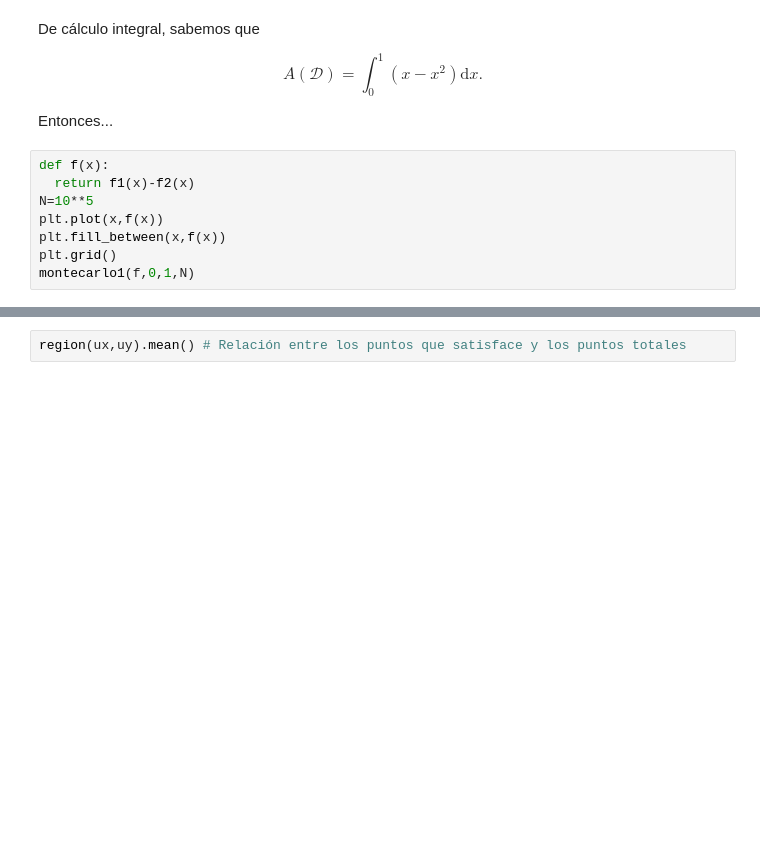
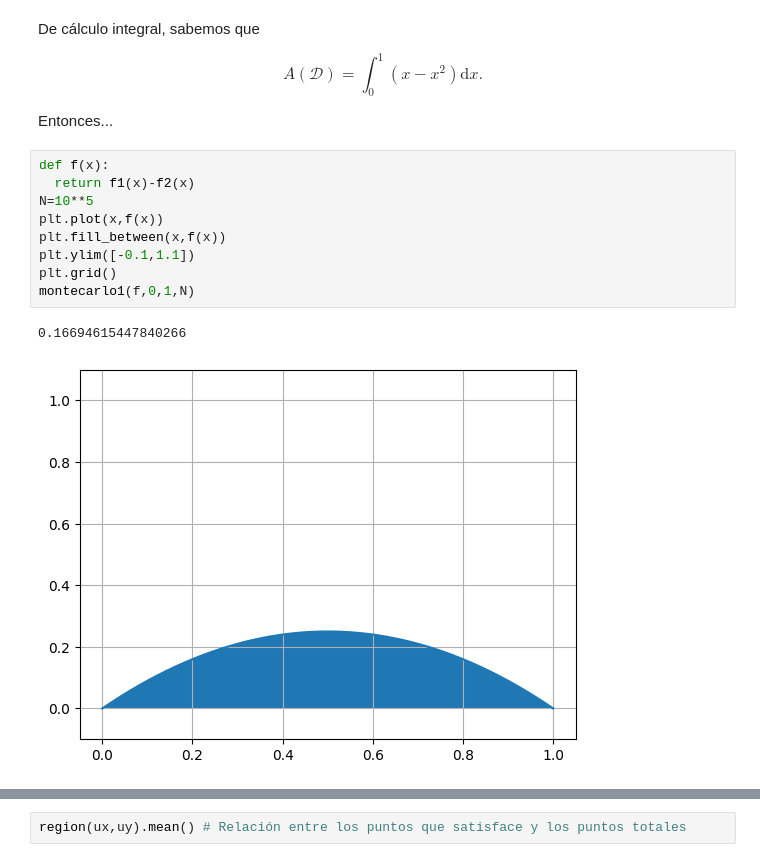
Before and after one commit to ArellanoMCarlos/SimMat_P2024, a Jupyter notebook: Módulo 2 - Montecarlo/IntegracionMontecarlo.ipynb, the cells around one changed output, grey strips where cells are left out. Drawn from its saved outputs; the diff is of its cells as text; blank space fills up the shorter version.

```diff
--- a/Módulo 2 - Montecarlo/IntegracionMontecarlo.ipynb
+++ b/Módulo 2 - Montecarlo/IntegracionMontecarlo.ipynb
@@ -254,11 +256,15 @@ Entonces...
 # %%
 def f(x):
   return f1(x)-f2(x)
 N=10**5
 plt.plot(x,f(x))
 plt.fill_between(x,f(x))
+plt.ylim([-0.1,1.1])
 plt.grid()
 montecarlo1(f,0,1,N)
+# %% [output]
+0.16694615447840266
+[figure, added]
 # %%
 def region(x,y):
   return (y<=f1(x))&(y>=f2(x))
```
Also changed, not shown: parts of 18 cells of this notebook, 2 other files.
